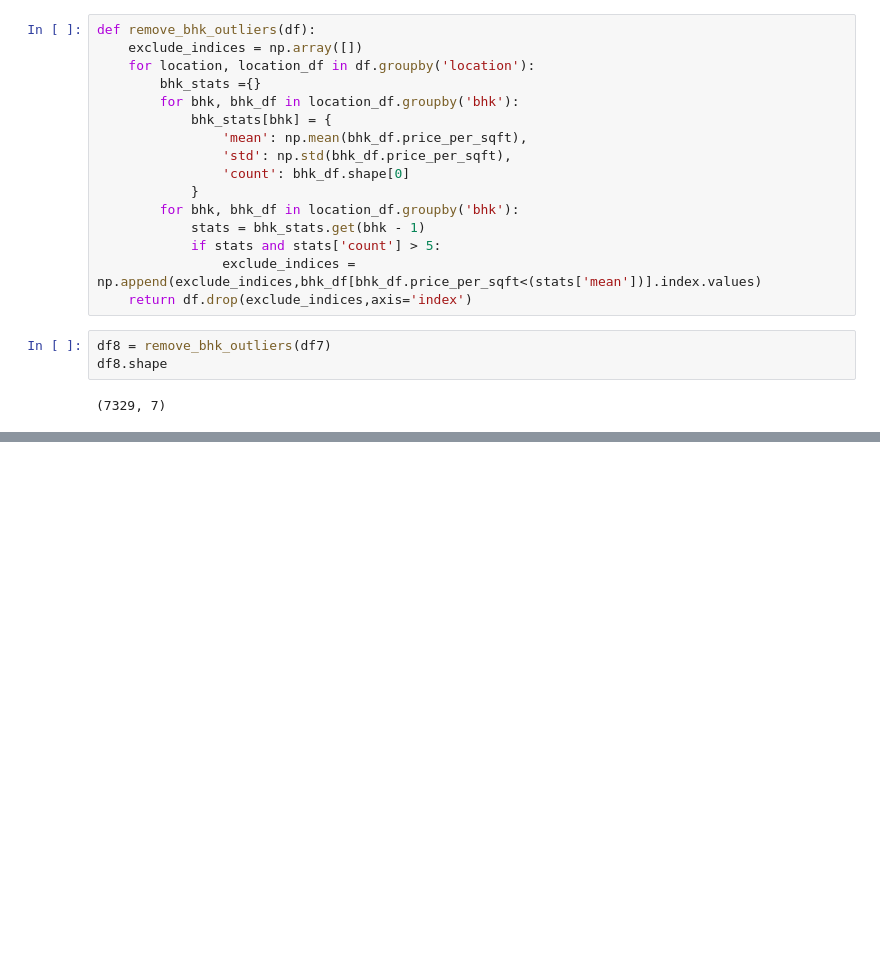
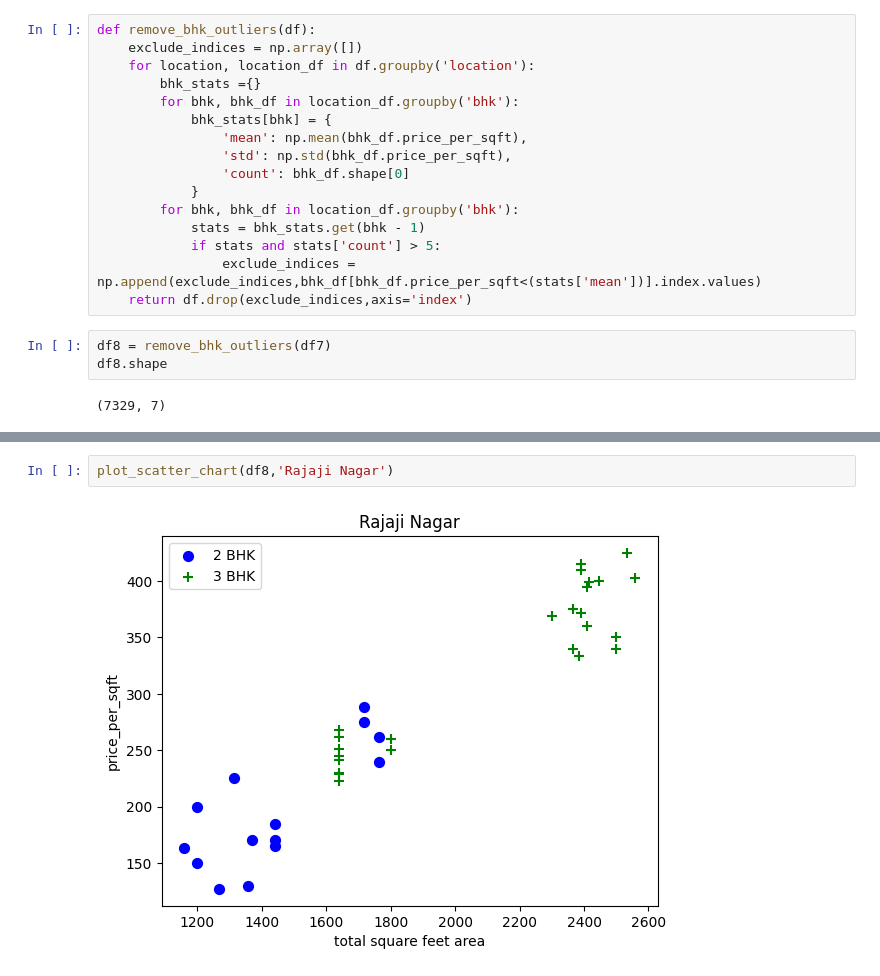
Before and after one commit to Balu-0009/Benguluru_House_Price, a Jupyter notebook: house-prediction.ipynb, the cells around one changed output, grey strips where cells are left out. Drawn from its saved outputs; the diff is of its cells as text; blank space fills up the shorter version.

```diff
--- a/house-prediction.ipynb
+++ b/house-prediction.ipynb
@@ -450,0 +455,4 @@ df8.shape
+# %%
+plot_scatter_chart(df8,'Rajaji Nagar')
+# %% [output]
+[figure, added]
```
Also changed, not shown: parts of 17 cells of this notebook.
